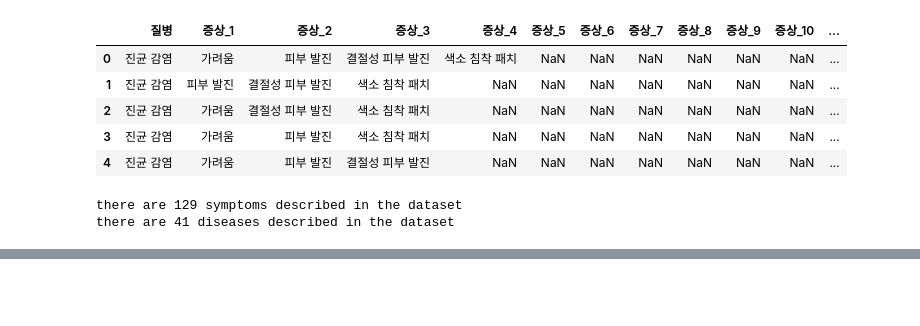
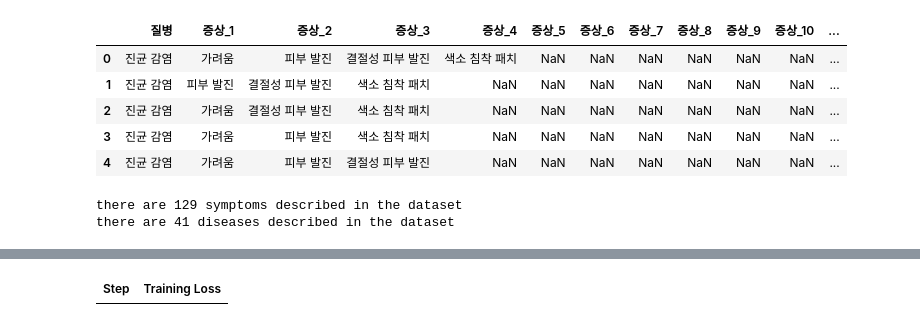
Before and after one commit to wayne4918/Medical_ChatBot, a Jupyter notebook: medical_info.ipynb, the cells around one changed output, grey strips where cells are left out. Drawn from its saved outputs; the diff is of its cells as text; code cells hidden in the pictures; blank space fills up the shorter version.

```diff
--- a/medical_info.ipynb
+++ b/medical_info.ipynb
@@ -205,0 +240,79 @@ ValueError: '다리아픔' is not in list
+# %%
+import pandas as pd
+import numpy as np
+import torch
+from transformers import AutoModelForSequenceClassification, AutoTokenizer, TrainingArguments, Trainer
+from sklearn.model_selection import train_test_split
+
+
+
+# 증상 열 추출
+symptom_columns = [col for col in data.columns if '증상' in col]
+
+# 고유한 증상 추출
+unique_symptoms = pd.Series(data[symptom_columns].values.ravel()).dropna().unique()
+
+# 질병 리스트
+diseases = list(data['질병'].unique())
+
+# 증상 리스트 생성
+symptoms = list(unique_symptoms)
+
+# 데이터프레임 생성
+mat = np.zeros((len(data), len(symptoms) + 1))
+
+for i in range(len(data)):
+    mat[i, 0] = diseases.index(data.iloc[i, 0])
+    for j in range(len(symptom_columns)):
+        symptom = data.iloc[i, j+1]
+        if pd.notnull(symptom):
+            sym_idx = symptoms.index(symptom)
+            mat[i, sym_idx + 1] = 1  # 증상이 있으면 1로 표시
+
+symptoms_li = ['질병'] + symptoms
+di_sym_df = pd.DataFrame(mat, columns=symptoms_li)
+train_df, test_df = train_test_split(di_sym_df, test_size=0.1, stratify=di_sym_df['질병'], random_state=2022)
+
+class DiseaseDataset(torch.utils.data.Dataset):
+    def __init__(self, df):
+        self.labels = df.iloc[:, 0].values
+        self.texts = df.iloc[:, 1:].apply(lambda row: ' '.join([symptom for symptom, present in zip(symptoms, row) if present == 1]), axis=1).values
+        self.encodings = tokenizer(list(self.texts), truncation=True, padding=True, max_length=128)
+
+    def __len__(self):
+        return len(self.labels)
+
+    def __getitem__(self, idx):
+        item = {key: torch.tensor(val[idx]) for key, val in self.encodings.items()}
+        item['labels'] = torch.tensor(self.labels[idx]).long()
+        return item
+
+# 모델과 토크나이저 로드
+model_name = "bert-base-multilingual-cased"
+tokenizer = AutoTokenizer.from_pretrained(model_name)
+model = AutoModelForSequenceClassification.from_pretrained(model_name, num_labels=len(diseases))
+
+train_dataset = DiseaseDataset(train_df)
+test_dataset = DiseaseDataset(test_df)
+
+# 트레이너 설정
+training_args = TrainingArguments(
+    output_dir='./results',
+    num_train_epochs=3,
+    per_device_train_batch_size=8,
+    per_device_eval_batch_size=8,
+    warmup_steps=500,
+    weight_decay=0.01,
+    logging_dir='./logs',
+)
+
+trainer = Trainer(
+    model=model,
+    args=training_args,
+    train_dataset=train_dataset,
+    eval_dataset=test_dataset,
+)
+
+# 모델 훈련
+trainer.train()
+# %% [output]
@@ -205,0 +322 @@ ValueError: '다리아픔' is not in list
+| Step | Training Loss |
```
Also changed, not shown: parts of 4 cells of this notebook.
